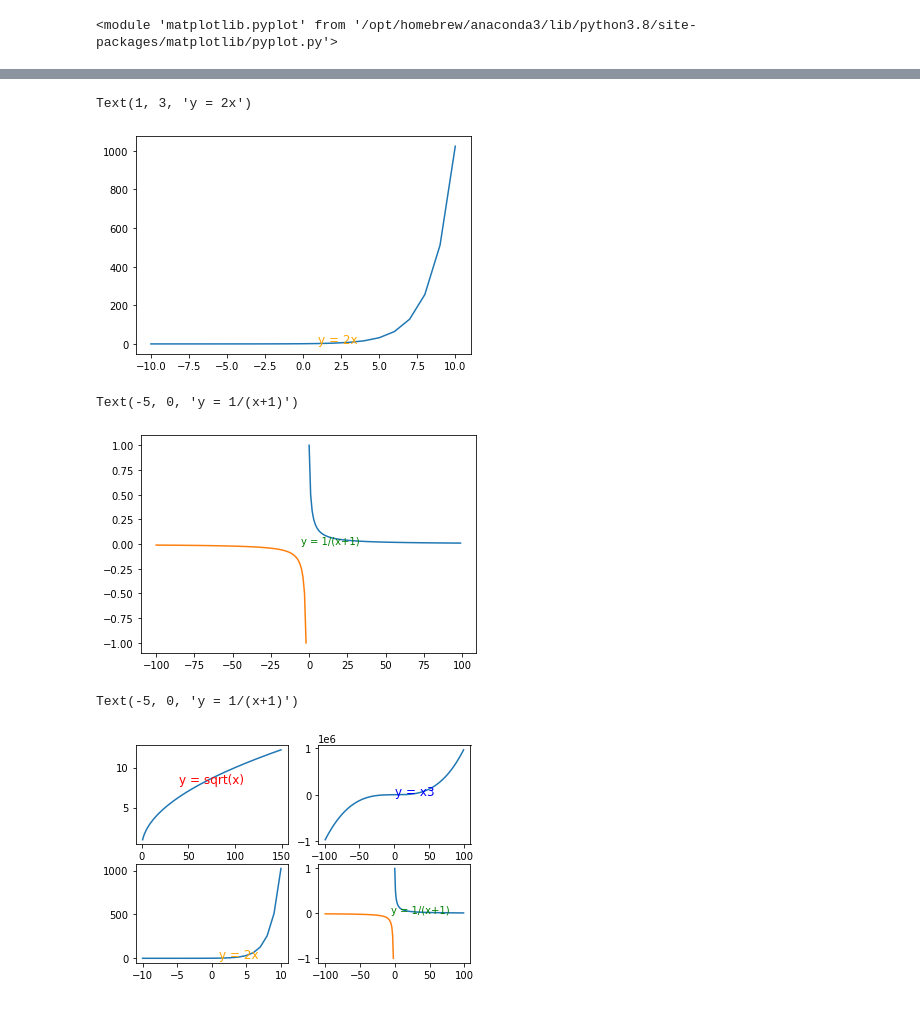
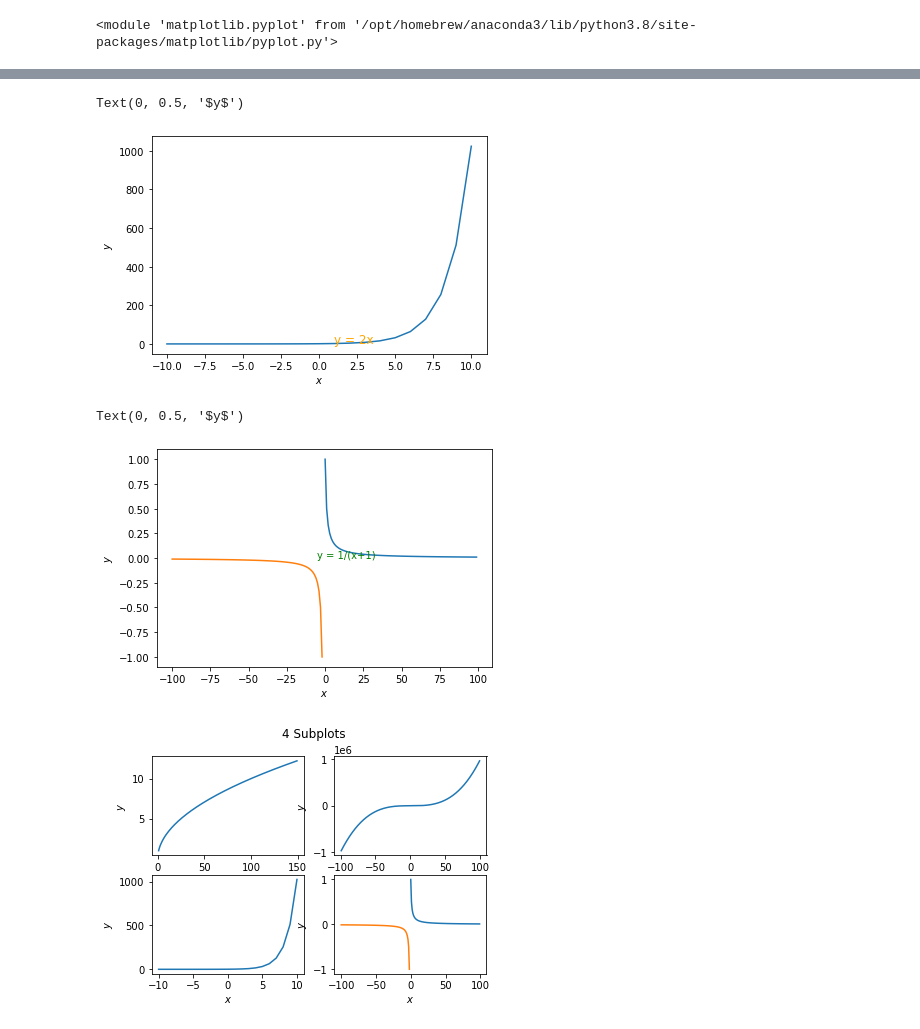
Before and after one commit to lupeluna/numpy-pandas-visualization-exercises, a Jupyter notebook: matplotlib_exercises.ipynb, the cells around one changed output, grey strips where cells are left out. Cells and saved outputs as stored; diff of their text form; code cells hidden in the pictures.

```diff
--- a/matplotlib_exercises.ipynb
+++ b/matplotlib_exercises.ipynb
@@ -49,9 +58,11 @@ x = range(-10, 11)
 y = [2 ** n for n in x]
 plt.plot(x,y)
 plt.text(1, 3, 'y = 2x', fontsize = 12, color = 'orange')
+plt.xlabel('$x$')
+plt.ylabel('$y$')
 # %% [output]
-Text(1, 3, 'y = 2x')
+Text(0, 0.5, '$y$')
-[figure, old version]
+[figure, new version]
 # %%
 # y = 1/(x+1)
 # %%
@@ -64,46 +75,51 @@ y2 = [1 / (n + 1) for n in x2]
 plt.plot(x,y)
 plt.plot(x2, y2)
 plt.text(-5, 0, 'y = 1/(x+1)', fontsize = 10, color = 'green')
+plt.xlabel('$x$')
+plt.ylabel('$y$')
 # %% [output]
-Text(-5, 0, 'y = 1/(x+1)')
+Text(0, 0.5, '$y$')
-[figure, old version]
+[figure, new version]
 # %%
 # 3. Combine the figures you created in the last step into one large
 # figure with 4 subplots.
 # %%
 plt.subplot(2, 2, 1)
 x = (range(1, 150))
 y = [math.sqrt(n) for n in x]
 plt.plot(x,y)
-plt.text(40, 8, 'y = sqrt(x)', fontsize = 12, color = 'r')
+plt.xlabel('$x$')
+plt.ylabel('$y$')
 
 
 plt.subplot(2, 2, 2)
 x = range(-99,100)
 y = [n**3 for n in x]
 plt.plot(x,y)
-plt.text(1, 3, 'y = x3', fontsize = 12, color = 'b')
-
+plt.xlabel('$x$')
+plt.ylabel('$y$')
 
 plt.subplot(2, 2, 3)
 x = range(-10, 11)
 y = [2 ** n for n in x]
 plt.plot(x,y)
-plt.text(1, 3, 'y = 2x', fontsize = 12, color = 'orange')
-
+plt.xlabel('$x$')
+plt.ylabel('$y$')
 
 plt.subplot(2, 2, 4)
 x = range(0, 100)
 y = [(1/(n + 1)) for n in x]
 x2 = range(-100, -1)
 y2 = [1 / (n + 1) for n in x2]
+plt.xlabel('$x$')
+plt.ylabel('$y$')
 
 plt.plot(x,y)
 plt.plot(x2, y2)
-plt.text(-5, 0, 'y = 1/(x+1)', fontsize = 10, color = 'green')
+plt.suptitle('4 Subplots')
+plt.show()
 # %% [output]
-Text(-5, 0, 'y = 1/(x+1)')
-[figure, old version]
+[figure, new version]
 # %%
 # 4. Combine the figures you created in the last step into one
 # figure where each of the 4 equations has a different color for
```
Also changed, not shown: parts of 4 cells of this notebook.
